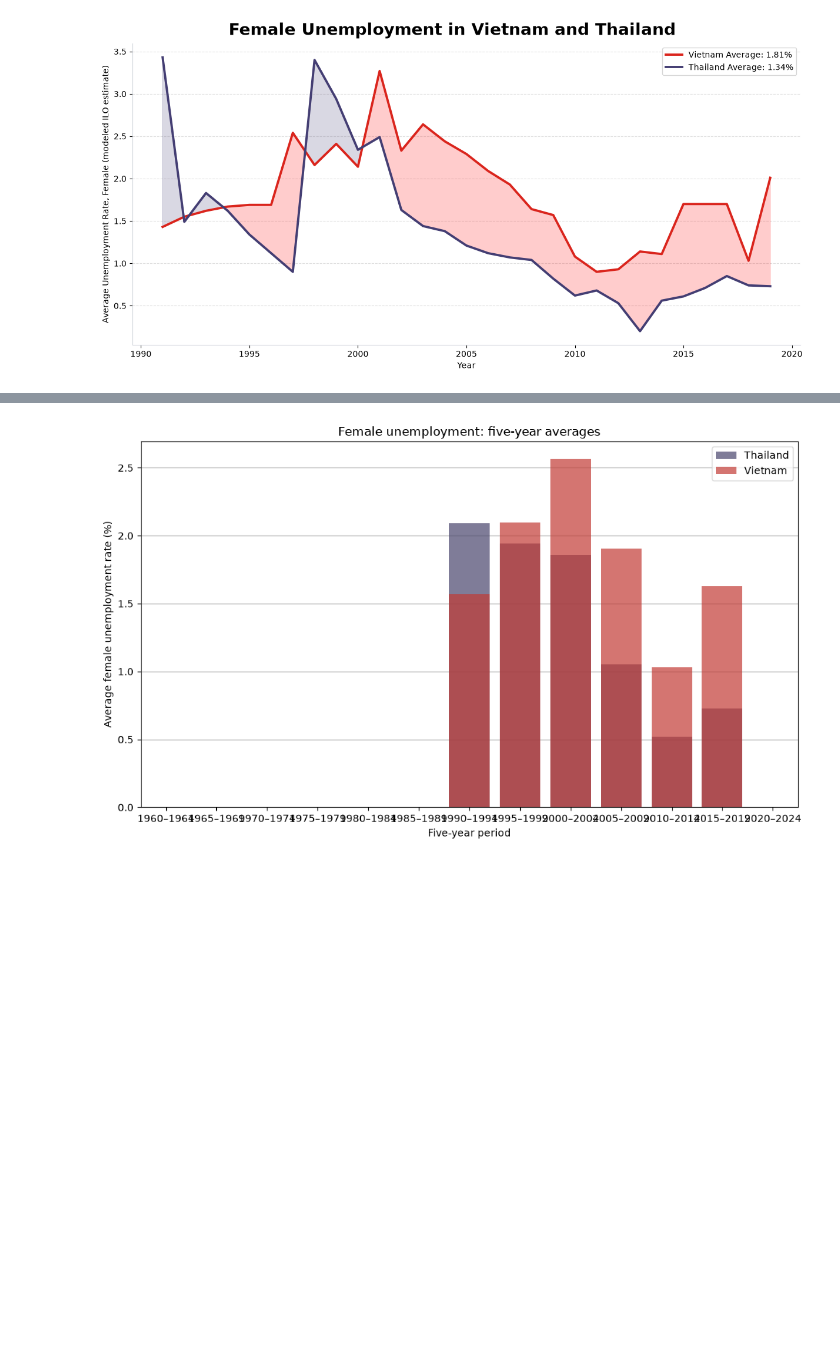
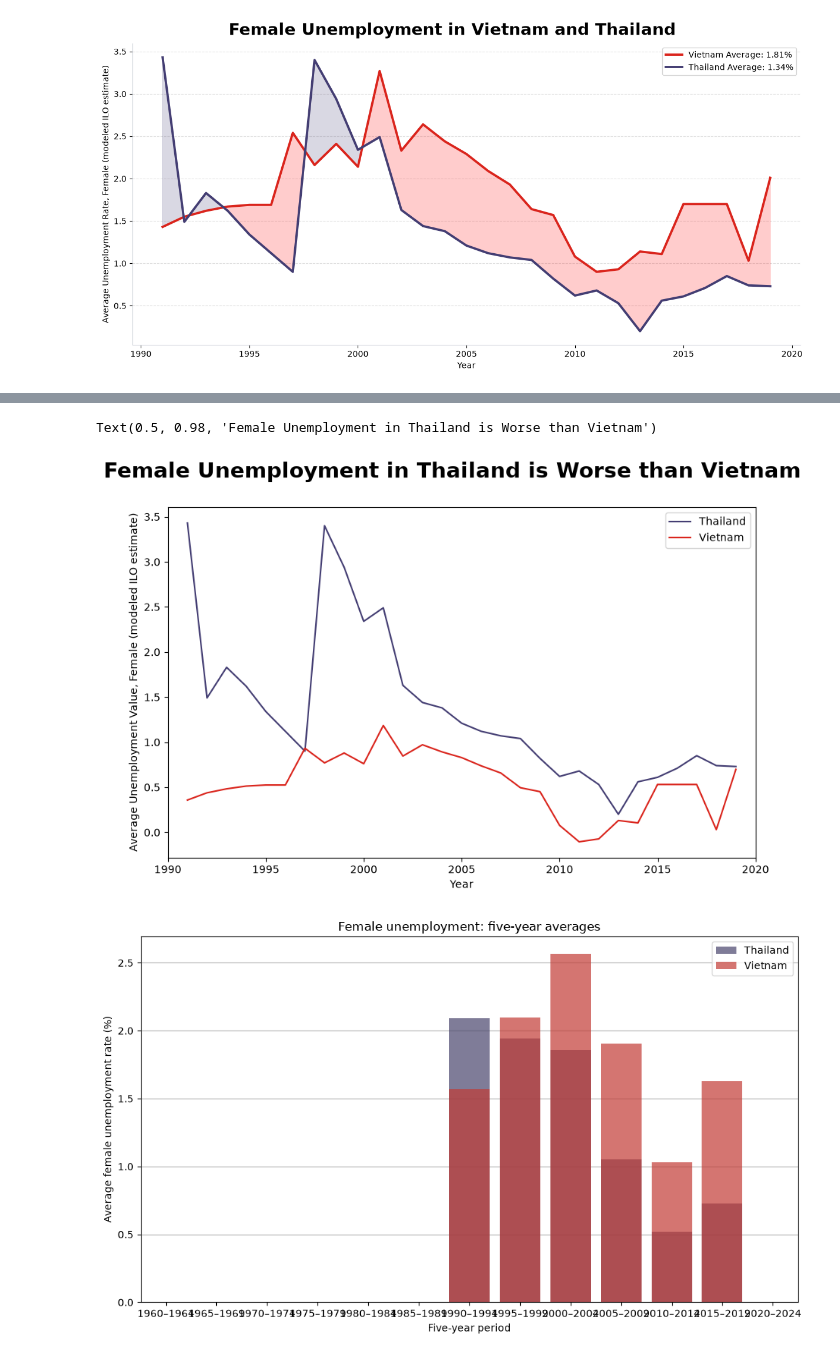
Before and after one commit to benly03/DSC-209R-Project-2, a Jupyter notebook: project2.ipynb, the cells around one changed output, grey strips where cells are left out. Cells and saved outputs as stored; diff of their text form; code cells hidden in the pictures; blank space fills up the shorter version.

```diff
--- a/project2.ipynb
+++ b/project2.ipynb
@@ -136,3 +137,19 @@ Text(0.5, 0.98, 'Female Unemployment in Thailand is Worse than Vietnam')
+# %%
+fig, axes = plt.subplots(1,1, figsize=(10,6))
+
+sns.lineplot(data=thai_df, x=X, y=Y, ax=axes, label="Thailand", color="#443E73")
+sns.lineplot(data=viet_df, x=X, y=Y2_log, ax=axes, label="Vietnam", color="#DA251D", alpha=1)
+
+axes.set_xlim(1990, 2020)
+plt.ylabel("Average Unemployment Value, Female (modeled ILO estimate)")
+fig.suptitle(
+    "Female Unemployment in Thailand is Worse than Vietnam",
+    fontsize=20,
+    fontweight="bold"
+)
+# %% [output]
+Text(0.5, 0.98, 'Female Unemployment in Thailand is Worse than Vietnam')
+[figure, added]
 # %%
 
 
```
Also changed, not shown: parts of 3 cells of this notebook, 4 other files.
